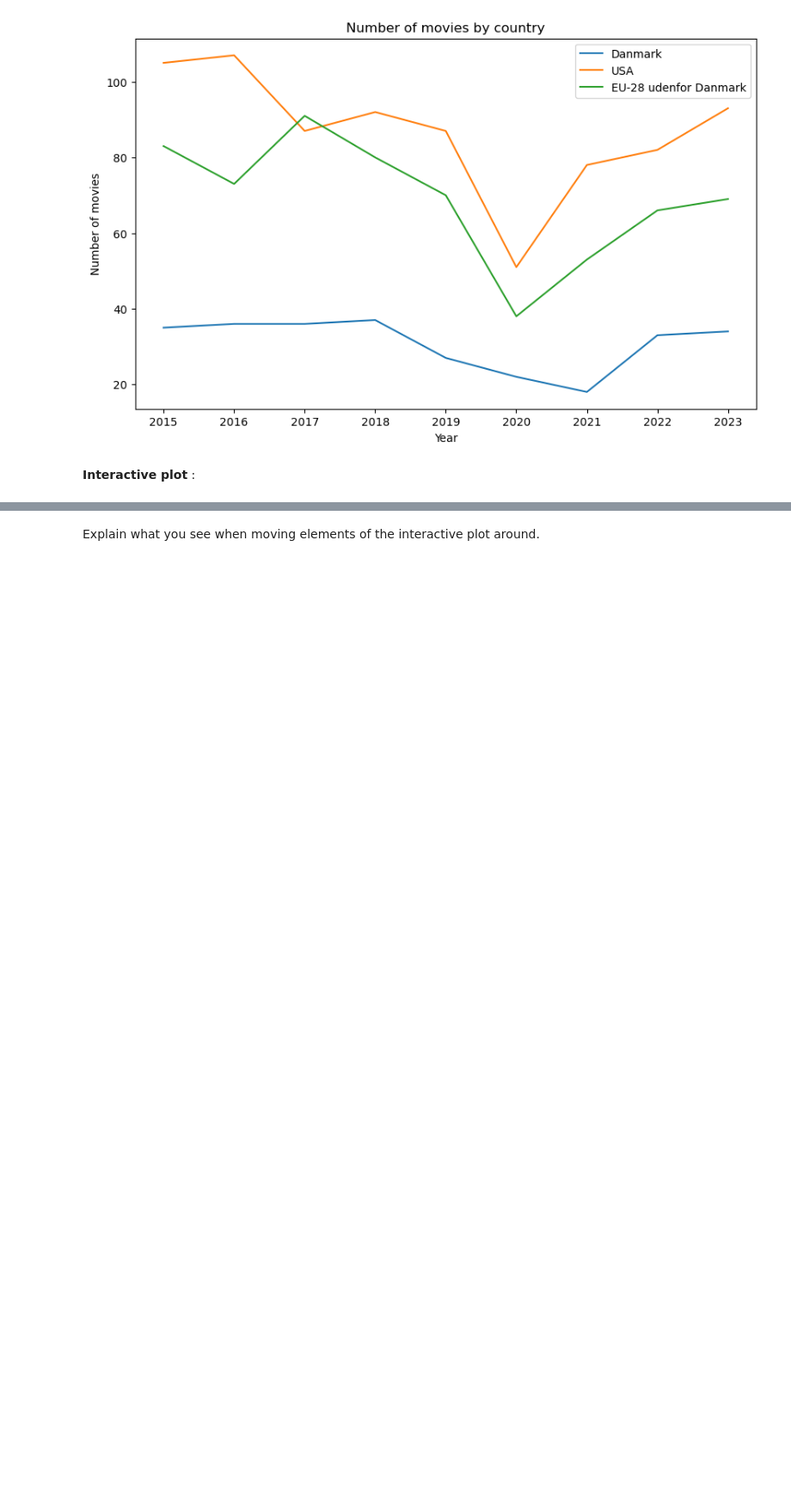
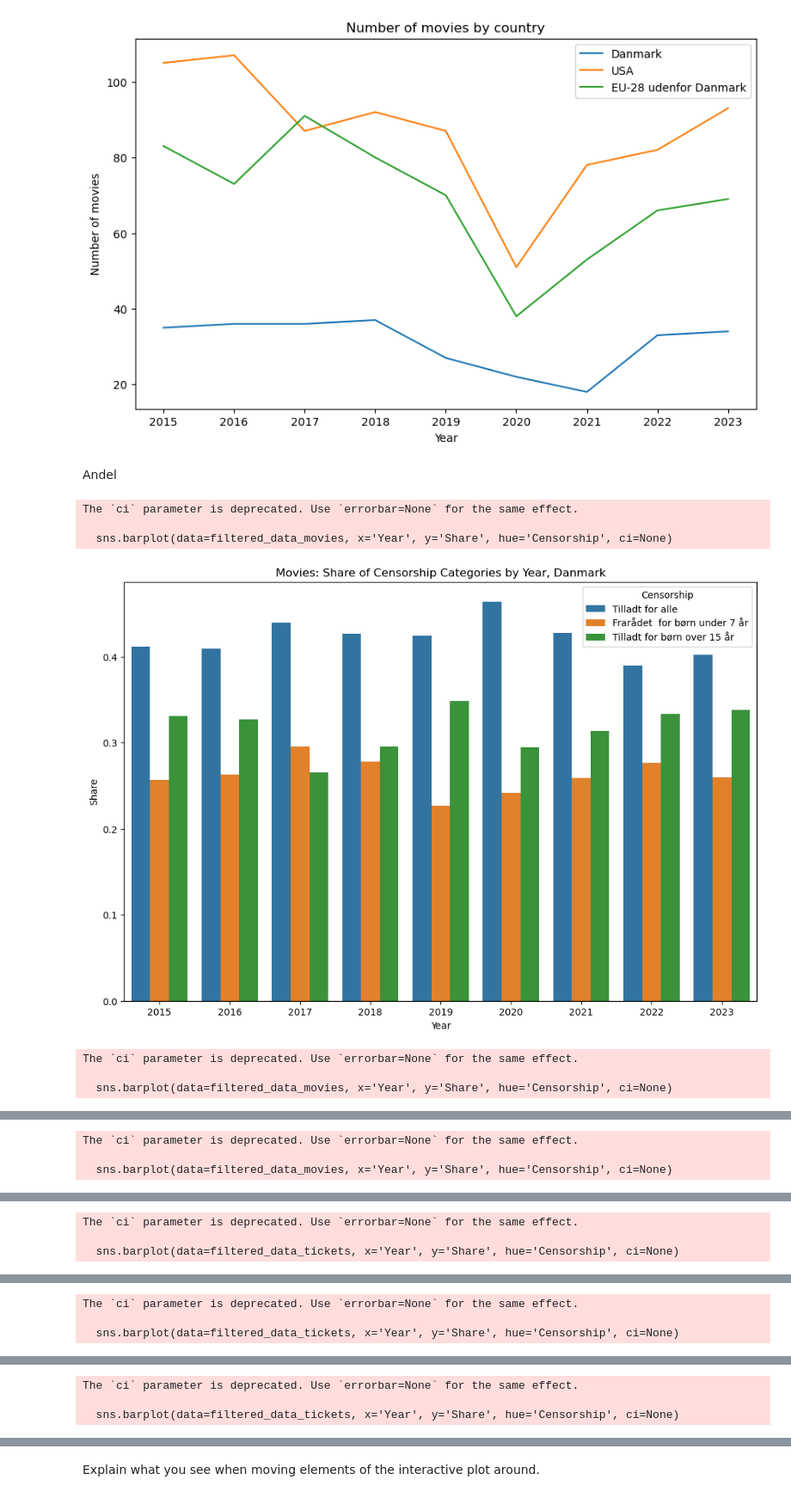
Before and after one commit to NumEconCopenhagen/projects-2024-anna-signe-og-klara, a Jupyter notebook: dataproject/dataproject.ipynb, the cells around one changed output, grey strips where cells are left out. Shown at 86% size. Saved outputs shown, nothing was run; the diff lists cells and outputs as text; code cells hidden in the pictures; blank space fills up the shorter version.

Commit message:
bar charts <33

```diff
--- a/dataproject/dataproject.ipynb
+++ b/dataproject/dataproject.ipynb
@@ -195,5 +209,3 @@ ax.legend()
 plt.show()
 # %% [output]
 [figure]
-# %% [markdown]
-**Interactive plot** :
@@ -207,0 +212,43 @@ widgets.interact(plot_func,
+# %% [markdown]
+Andel
+# %%
+# Fistly we define a list of selected countries
+selected_countries = ['Danmark', 'USA', 'EU-28 udenfor Danmark']
+
+# Then we iterate over selected countries, creating a share in terms of censorship categories for each country
+for country in selected_countries:
+    # Filter the data for the current country and type
+    filtered_data_movies = filtered_bio_cencorship[filtered_bio_cencorship['Country'] == country]
+    filtered_data_movies = filtered_bio_cencorship[filtered_bio_cencorship['Type'] == 'Film (antal)']
+
+    # Create a new plot for the current country
+    plt.figure(figsize=(12, 8))
+    sns.barplot(data=filtered_data_movies, x='Year', y='Share', hue='Censorship', ci=None)
+    plt.title(f'Movies: Share of Censorship Categories by Year, {country}')
+    plt.xlabel('Year')
+    plt.ylabel('Share')
+    plt.legend(title='Censorship')
+    plt.show()
+
+#The same as above but for sold tickets
+for country in selected_countries:
+    # Filter the data for the current country and type
+    filtered_data_tickets = filtered_bio_cencorship[filtered_bio_cencorship['Country'] == country]
+    filtered_data_tickets = filtered_bio_cencorship[filtered_bio_cencorship['Type'] == 'Solgte billetter (1.000)']
+
+    # Create a new plot for the current country
+    plt.figure(figsize=(12, 8))
+    sns.barplot(data=filtered_data_tickets, x='Year', y='Share', hue='Censorship', ci=None)
+    plt.title(f'Tickets sold: Share of Censorship Categories by Year, {country}')
+    plt.xlabel('Year')
+    plt.ylabel('Share')
+    plt.legend(title='Censorship')
+    plt.show()
+# %% [output]
+The `ci` parameter is deprecated. Use `errorbar=None` for the same effect.
+
+  sns.barplot(data=filtered_data_movies, x='Year', y='Share', hue='Censorship', ci=None)
+[figure, added]
+The `ci` parameter is deprecated. Use `errorbar=None` for the same effect.
+
+  sns.barplot(data=filtered_data_movies, x='Year', y='Share', hue='Censorship', ci=None)
@@ -207,0 +256,3 @@ widgets.interact(plot_func,
+The `ci` parameter is deprecated. Use `errorbar=None` for the same effect.
+
+  sns.barplot(data=filtered_data_movies, x='Year', y='Share', hue='Censorship', ci=None)
@@ -207,0 +260,3 @@ widgets.interact(plot_func,
+The `ci` parameter is deprecated. Use `errorbar=None` for the same effect.
+
+  sns.barplot(data=filtered_data_tickets, x='Year', y='Share', hue='Censorship', ci=None)
@@ -207,0 +264,3 @@ widgets.interact(plot_func,
+The `ci` parameter is deprecated. Use `errorbar=None` for the same effect.
+
+  sns.barplot(data=filtered_data_tickets, x='Year', y='Share', hue='Censorship', ci=None)
@@ -207,0 +268,3 @@ widgets.interact(plot_func,
+The `ci` parameter is deprecated. Use `errorbar=None` for the same effect.
+
+  sns.barplot(data=filtered_data_tickets, x='Year', y='Share', hue='Censorship', ci=None)
```
Also changed, not shown: parts of 4 cells of this notebook.
